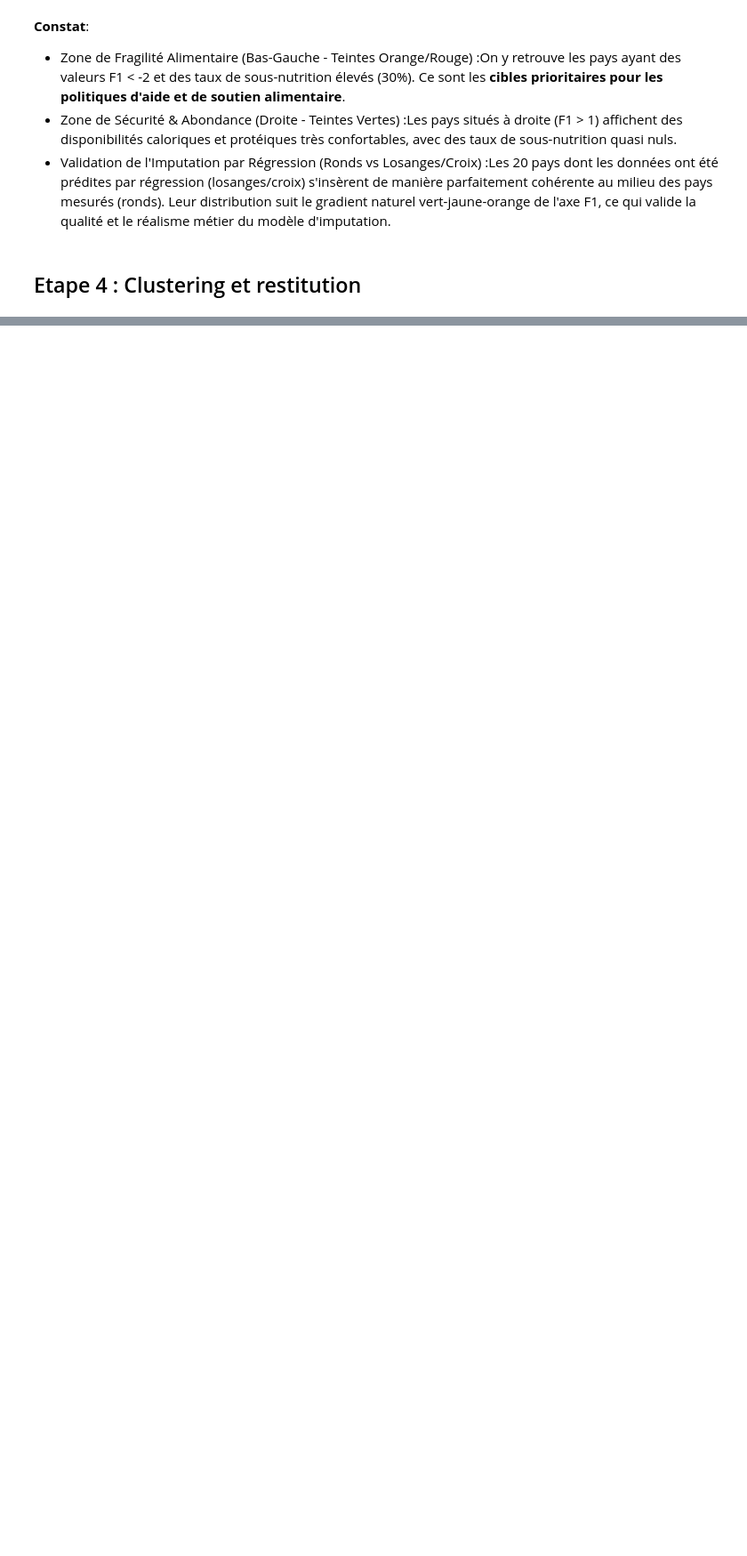
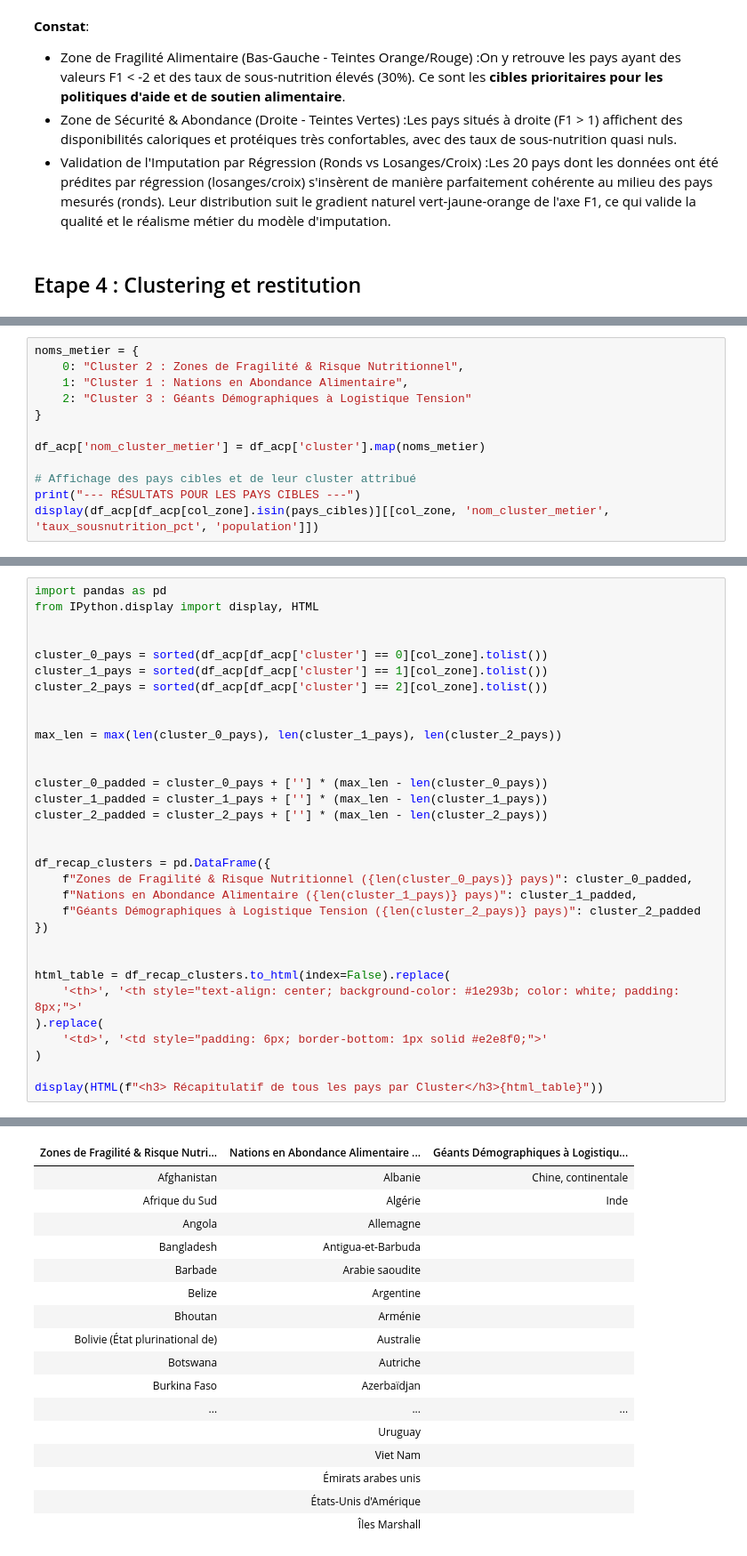
Before and after one commit to LalouhC/FAO_Datalab, a Jupyter notebook: notebooks/Analyse_FAO.ipynb, the cells around one changed output, grey strips where cells are left out. Shown at 89% size. Cells and saved outputs as stored; diff of their text form; blank space fills up the shorter version.

Commit message:
feat: Clustering et visualisations finales

```diff
--- a/notebooks/Analyse_FAO.ipynb
+++ b/notebooks/Analyse_FAO.ipynb
@@ -2734,0 +2903,12 @@ fig.show()
+# %%
+noms_metier = {
+    0: "Cluster 2 : Zones de Fragilité & Risque Nutritionnel",
+    1: "Cluster 1 : Nations en Abondance Alimentaire",
+    2: "Cluster 3 : Géants Démographiques à Logistique Tension"
+}
+
+df_acp['nom_cluster_metier'] = df_acp['cluster'].map(noms_metier)
+
+# Affichage des pays cibles et de leur cluster attribué
+print("--- RÉSULTATS POUR LES PAYS CIBLES ---")
+display(df_acp[df_acp[col_zone].isin(pays_cibles)][[col_zone, 'nom_cluster_metier', 'taux_sousnutrition_pct', 'population']])
@@ -2734,0 +2924,33 @@ fig.show()
+# %%
+import pandas as pd
+from IPython.display import display, HTML
+
+
+cluster_0_pays = sorted(df_acp[df_acp['cluster'] == 0][col_zone].tolist())
+cluster_1_pays = sorted(df_acp[df_acp['cluster'] == 1][col_zone].tolist())
+cluster_2_pays = sorted(df_acp[df_acp['cluster'] == 2][col_zone].tolist())
+
+
+max_len = max(len(cluster_0_pays), len(cluster_1_pays), len(cluster_2_pays))
+
+
+cluster_0_padded = cluster_0_pays + [''] * (max_len - len(cluster_0_pays))
+cluster_1_padded = cluster_1_pays + [''] * (max_len - len(cluster_1_pays))
+cluster_2_padded = cluster_2_pays + [''] * (max_len - len(cluster_2_pays))
+
+
+df_recap_clusters = pd.DataFrame({
+    f"Zones de Fragilité & Risque Nutritionnel ({len(cluster_0_pays)} pays)": cluster_0_padded,
+    f"Nations en Abondance Alimentaire ({len(cluster_1_pays)} pays)": cluster_1_padded,
+    f"Géants Démographiques à Logistique Tension ({len(cluster_2_pays)} pays)": cluster_2_padded
+})
+
+
+html_table = df_recap_clusters.to_html(index=False).replace(
+    '<th>', '<th style="text-align: center; background-color: #1e293b; color: white; padding: 8px;">'
+).replace(
+    '<td>', '<td style="padding: 6px; border-bottom: 1px solid #e2e8f0;">'
+)
+
+display(HTML(f"<h3> Récapitulatif de tous les pays par Cluster</h3>{html_table}"))
+# %% [output]
@@ -2734,0 +2958,17 @@ fig.show()
+| Zones de Fragilité & Risque Nutri... | Nations en Abondance Alimentaire ... | Géants Démographiques à Logistiqu... |
+| Afghanistan | Albanie | Chine, continentale |
+| Afrique du Sud | Algérie | Inde |
+| Angola | Allemagne |  |
+| Bangladesh | Antigua-et-Barbuda |  |
+| Barbade | Arabie saoudite |  |
+| Belize | Argentine |  |
+| Bhoutan | Arménie |  |
+| Bolivie (État plurinational de) | Australie |  |
+| Botswana | Autriche |  |
+| Burkina Faso | Azerbaïdjan |  |
+| ... | ... | ... |
+|  | Uruguay |  |
+|  | Viet Nam |  |
+|  | Émirats arabes unis |  |
+|  | États-Unis d'Amérique |  |
+|  | Îles Marshall |  |
```
Also changed, not shown: parts of 13 cells of this notebook.
